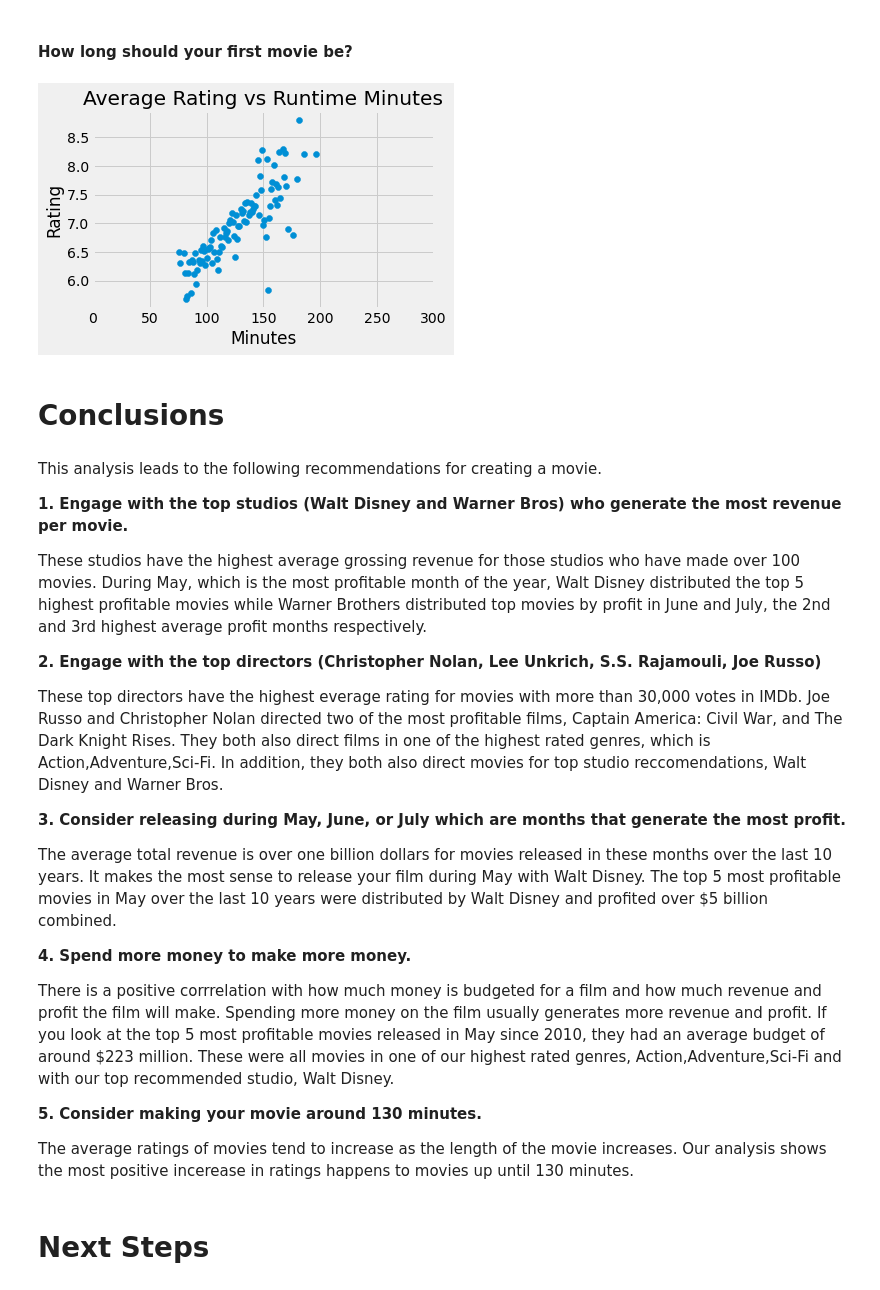
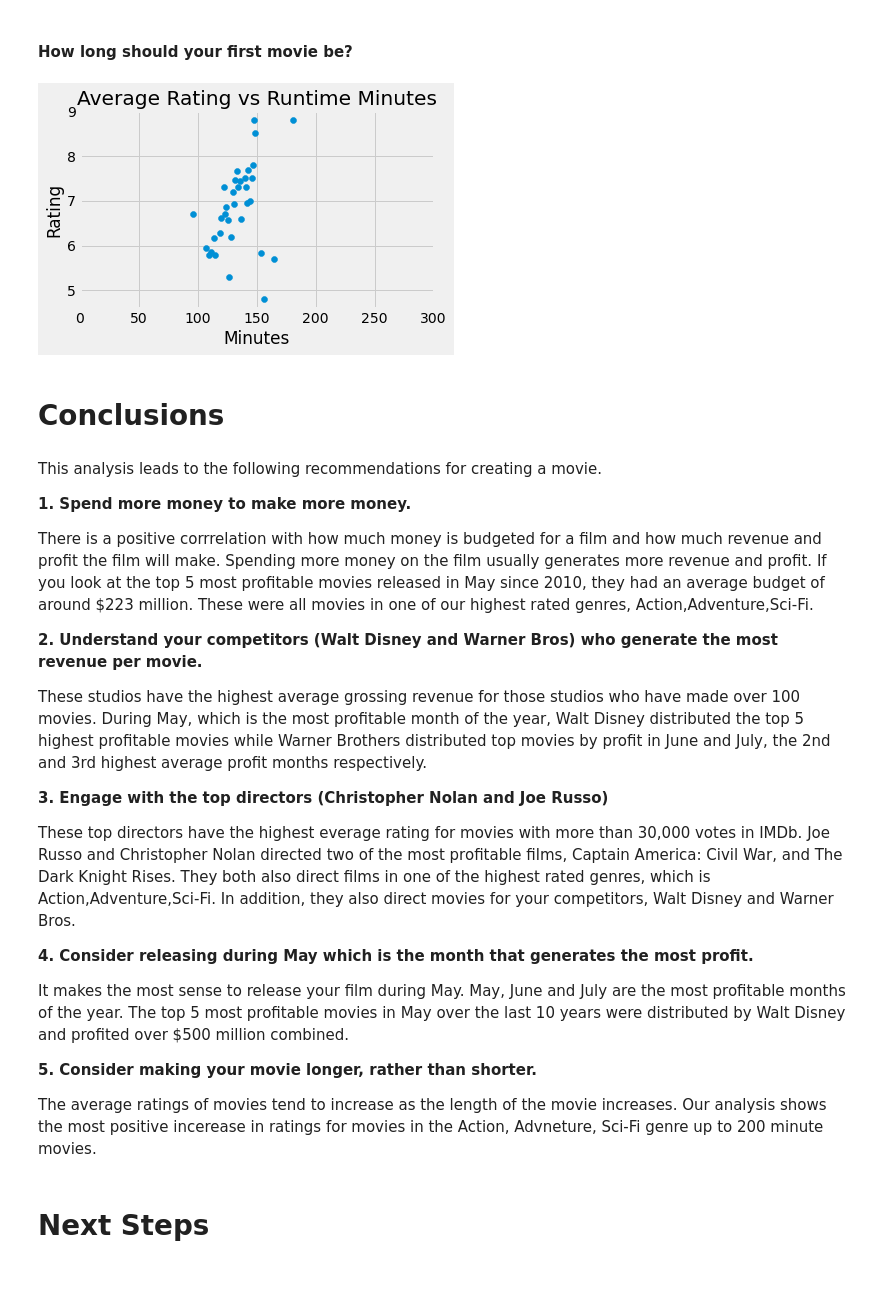
Before and after one commit to kyledufrane/Microsoft_Movie_Analysis, a Jupyter notebook: final_notebook.ipynb, the cells around one changed output. Drawn from its saved outputs; the diff is of its cells as text; code cells hidden in the pictures.

```diff
--- a/final_notebook.ipynb
+++ b/final_notebook.ipynb
@@ -1116,52 +1116,53 @@ top_10_actress(top_10_actress_foreign)
 # %%
 #Create scatter of relationship between runtime minutes and ratings.
 
 fig, ax = plt.subplots()
 
-total_mean_votes = final_merge[final_merge['numvotes'] >= 30000]
+total_mean_votes = final_merge[final_merge['numvotes'] >= final_merge['numvotes'].values.mean()]
 
-avg_rating = total_mean_votes.groupby('runtime_minutes').mean()
+filter_genre = total_mean_votes[total_mean_votes['genres'] == 'Action,Adventure,Sci-Fi']
+avg_rating = filter_genre.groupby('runtime_minutes').mean()
 avg_rating.drop(['ordering_x', 'start_year', 'birth_year'], 1, inplace=True)
 avg_rating.reset_index(inplace=True)
 
 x = avg_rating['runtime_minutes']
 y = avg_rating['averagerating']
 
 ax.scatter(x,y)
 
 ax.set_title('Average Rating vs Runtime Minutes')
 ax.set_xlabel('Minutes')
 ax.set_ylabel('Rating')
 plt.xlim(0, 300)
 plt.tight_layout()
 
 fig.savefig('images/rating_runtime_minutes.png');
 # %% [output]
-[figure, old version]
+[figure, new version]
 # %% [markdown]
 # Conclusions
 # %% [markdown]
 This analysis leads to the following recommendations for creating a movie.
 
-**1. Engage with the top studios (Walt Disney and Warner Bros) who generate the most revenue per movie.**
+**1. Spend more money to make more money.**
+
+There is a positive corrrelation with how much money is budgeted for a film and how much revenue and profit the film will make. Spending more money on the film usually generates more revenue and profit. If you look at the top 5 most profitable movies released in May since 2010, they had an average budget of around $223 million. These were all movies in one of our highest rated genres, Action,Adventure,Sci-Fi.
+
+**2. Understand your competitors (Walt Disney and Warner Bros) who generate the most revenue per movie.**
 
 These  studios have the highest average grossing revenue for those studios who have made over 100 movies. During May, which is the most profitable month of the year, Walt Disney distributed the top 5 highest profitable movies while Warner Brothers  distributed top movies by profit in June and July, the 2nd and 3rd highest average profit months respectively.
 
-**2. Engage with the top directors (Christopher Nolan, Lee Unkrich, S.S. Rajamouli, Joe Russo)**
+**3. Engage with the top directors (Christopher Nolan and Joe Russo)**
 
-These top directors have the highest everage rating for movies with more than 30,000 votes in IMDb. Joe Russo and Christopher Nolan directed two of the most profitable films, Captain America: Civil War, and The Dark Knight Rises. They both also direct films in one of the highest rated genres, which is Action,Adventure,Sci-Fi. In addition, they both also direct movies for top studio reccomendations, Walt Disney and Warner Bros.
+These top directors have the highest everage rating for movies with more than 30,000 votes in IMDb. Joe Russo and Christopher Nolan directed two of the most profitable films, Captain America: Civil War, and The Dark Knight Rises. They both also direct films in one of the highest rated genres, which is Action,Adventure,Sci-Fi. In addition, they also direct movies for your competitors, Walt Disney and Warner Bros.
 
-**3. Consider releasing during May, June, or July which are months that generate the most profit.**
+**4. Consider releasing during May which is the month that generates the most profit.**
 
-The average total revenue is over one billion dollars for movies released in these months over the last 10 years. It makes the most sense to release your film during May with Walt Disney. The top 5 most profitable movies in May over the last 10 years were distributed by Walt Disney and profited over $5 billion combined.
+It makes the most sense to release your film during May. May, June and July are the most profitable months of the year. The top 5 most profitable movies in May over the last 10 years were distributed by Walt Disney and profited over $500 million combined.
 
-**4. Spend more money to make more money.**
+**5. Consider making your movie longer, rather than shorter.**
 
-There is a positive corrrelation with how much money is budgeted for a film and how much revenue and profit the film will make. Spending more money on the film usually generates more revenue and profit. If you look at the top 5 most profitable movies released in May since 2010, they had an average budget of around $223 million. These were all movies in one of our highest rated genres, Action,Adventure,Sci-Fi and with our top recommended studio, Walt Disney.
-
-**5. Consider making your movie around 130 minutes.**
-
-The average ratings of movies tend to increase as the length of the movie increases. Our analysis shows the most positive incerease in ratings happens to movies up until 130 minutes.
+The average ratings of movies tend to increase as the length of the movie increases. Our analysis shows the most positive incerease in ratings for movies in the Action, Advneture, Sci-Fi genre up to 200 minute movies.
 # %% [markdown]
 # Next Steps
 # %% [markdown]
```
Also changed, not shown: parts of 6 cells of this notebook.
